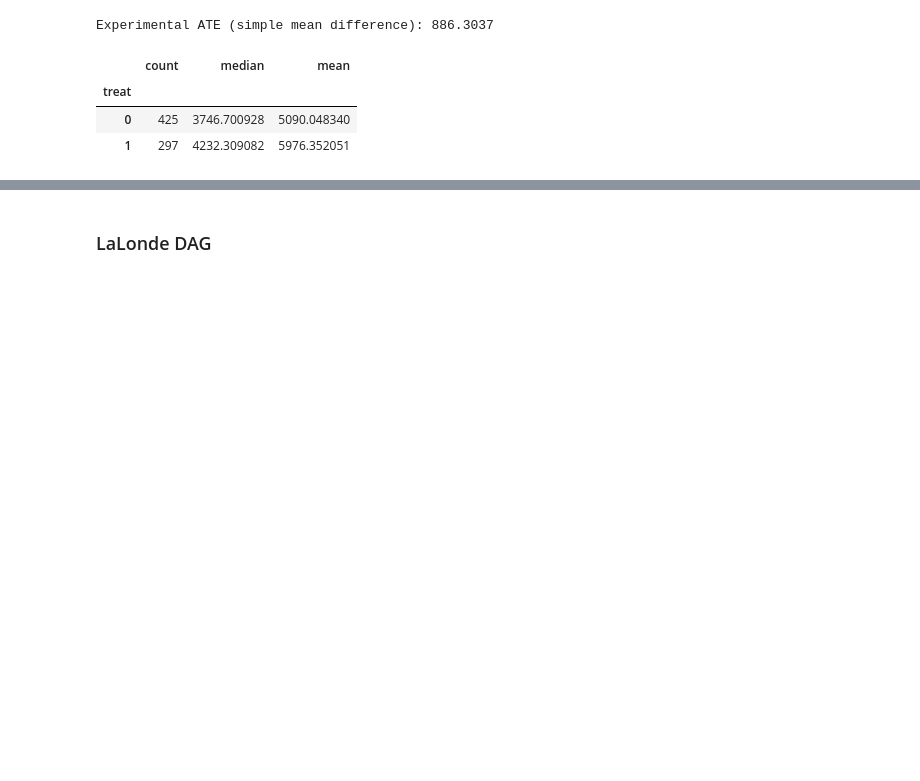
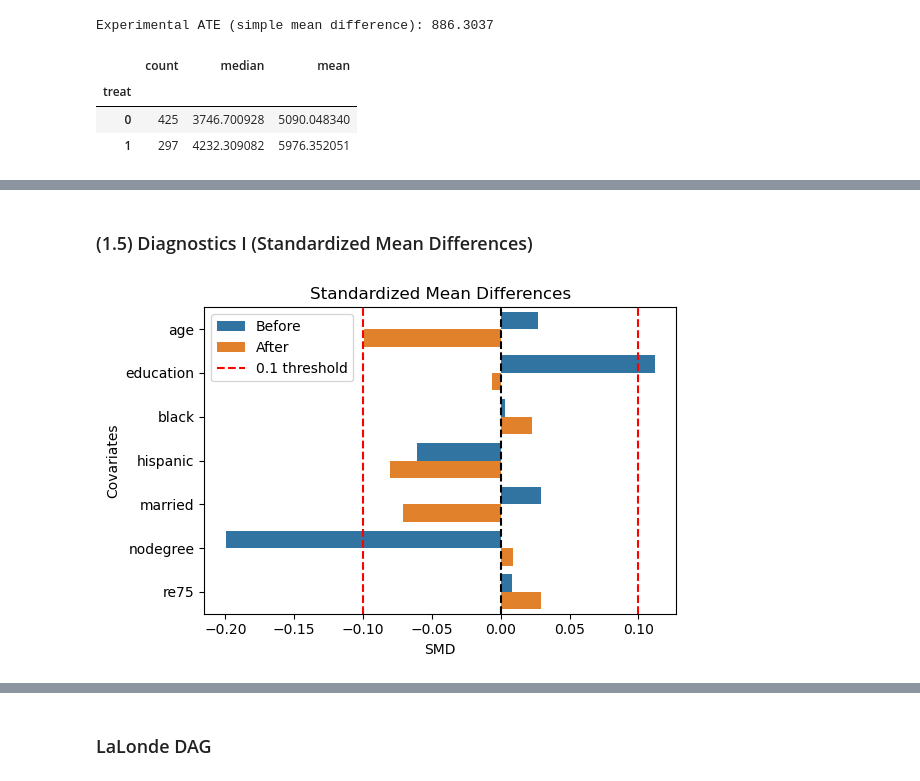
Before and after one commit to dataman-git/causal_inference, a Jupyter notebook: Ch04_DoWhy_PSM_LaLonde.ipynb, the cells around one changed output, grey strips where cells are left out. Drawn from its saved outputs; the diff is of its cells as text; code cells hidden in the pictures; blank space fills up the shorter version.

```diff
--- a/Ch04_DoWhy_PSM_LaLonde.ipynb
+++ b/Ch04_DoWhy_PSM_LaLonde.ipynb
@@ -353,0 +83,16 @@ data.groupby('treat')['re78'].agg(['count','median','mean'])
+# %%
+from sklearn.neighbors import NearestNeighbors
+import numpy as np
+
+treated = nsw_cs[nsw_cs["treat"] == 1]
+control = nsw_cs[nsw_cs["treat"] == 0]
+
+nn = NearestNeighbors(n_neighbors=1)
+nn.fit(control[["pscore"]])
+
+distances, indices = nn.kneighbors(treated[["pscore"]])
+
+matched_controls = control.iloc[indices.flatten()].copy()
+matched_treated = treated.copy()
+
+matched_data = pd.concat([matched_treated, matched_controls], ignore_index=True)
@@ -353,0 +117,32 @@ data.groupby('treat')['re78'].agg(['count','median','mean'])
+# %% [markdown]
+### (1.5) Diagnostics I (Standardized Mean Differences)
+# %%
+# Standardized Mean Differences
+def smd(df, treat_col, covariate):
+    treated_group = df[df[treat_col]==1][covariate]
+    control_group = df[df[treat_col]==0][covariate]
+    return (treated_group.mean() - control_group.mean()) / np.sqrt((treated_group.var() + control_group.var())/2)
+
+before_smd = [smd(nsw, 'treat', c) for c in covariates]
+after_smd = [smd(matched_data, 'treat', c) for c in covariates]
+
+smd_df = pd.DataFrame({
+    'Covariate': covariates,
+    'Before': before_smd,
+    'After': after_smd
+}).melt(id_vars='Covariate', var_name='Stage', value_name='SMD')
+
+# Create a single horizontal barplot
+plt.figure(figsize=(6, 4))
+sns.barplot(data=smd_df, x='SMD', y='Covariate', hue='Stage')
+plt.axvline(0, color='black', linestyle='--')
+plt.axvline(0.1, color='red', linestyle='--', label='0.1 threshold')
+plt.axvline(-0.1, color='red', linestyle='--')
+plt.title('Standardized Mean Differences')
+plt.xlabel('SMD')
+plt.ylabel('Covariates')
+plt.legend()
+plt.tight_layout()
+plt.show()
+# %% [output]
+[figure, added]
```
Also changed, not shown: parts of 47 cells of this notebook.
